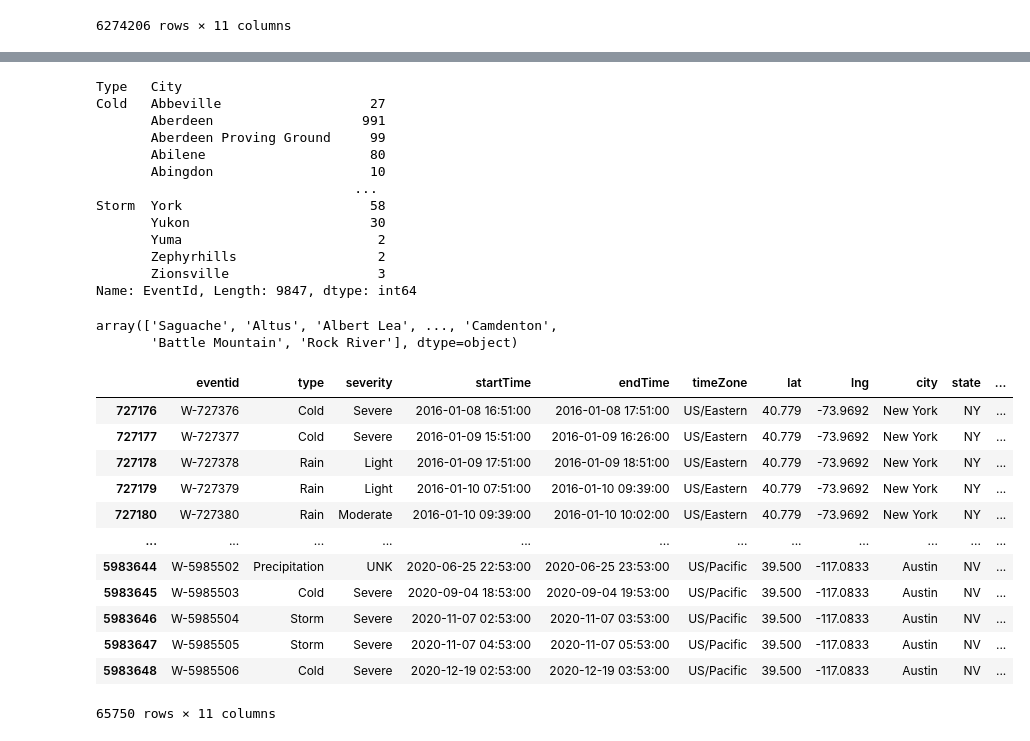
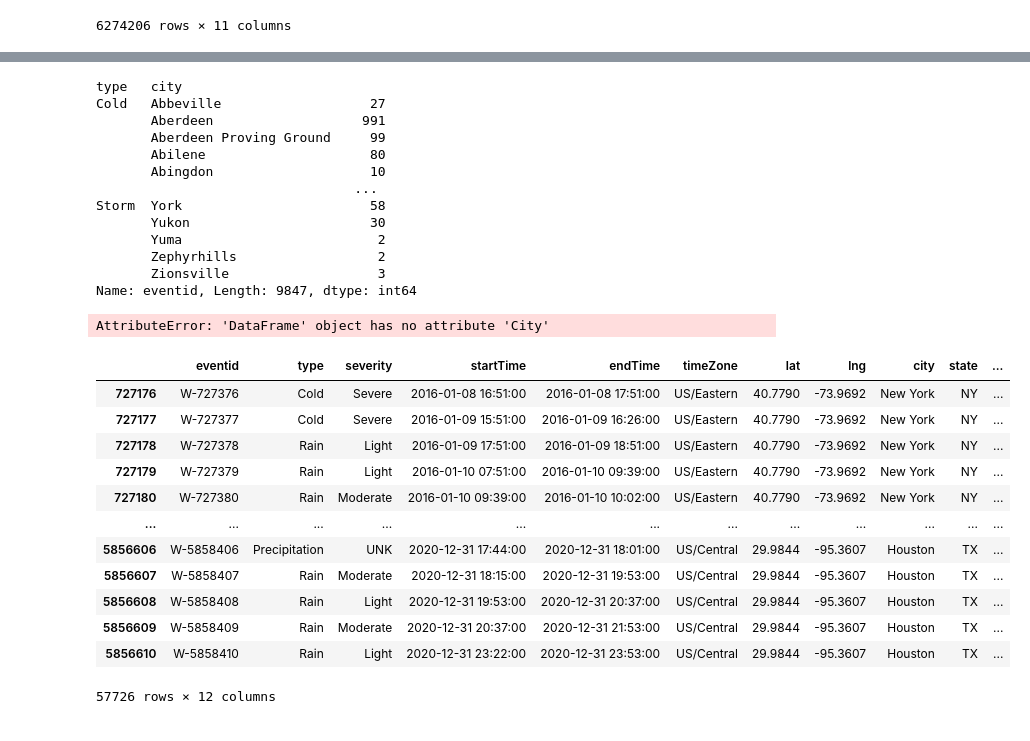
Before and after one commit to Fescamil1/Project3_Group4, a Jupyter notebook: Weather_project3 .ipynb, the cells around one changed output, grey strips where cells are left out. Cells and saved outputs as stored; diff of their text form; code cells hidden in the pictures.

```diff
--- a/Weather_project3 .ipynb
+++ b/Weather_project3 .ipynb
@@ -3,5 +4,5 @@ import pandas as pd
 # %%
-df= pd.read_csv('Resources/WeatherEvents_Jan2016-Dec2020.csv', infer_datetime_format=True, parse_dates= ['StartTime(UTC)','EndTime(UTC)'])
+df= pd.read_csv('resources/WeatherEvents_Jan2016-Dec2020.csv', infer_datetime_format=True, parse_dates= ['StartTime(UTC)','EndTime(UTC)'])
 df.head()
 # %% [output]
 |  | EventId | Type | Severity | StartTime(UTC) | EndTime(UTC) | TimeZone | AirportCode | LocationLat | ... |
@@ -119,8 +112,8 @@ df
 # %%
-grouped_type = df.groupby(["Type", 'City']).count()['EventId']
+grouped_type = df.groupby(["type", 'city']).count()['eventid']
 grouped_type
 # %% [output]
-Type   City
+type   city
 Cold   Abbeville                   27
        Aberdeen                   991
        Aberdeen Proving Ground     99
@@ -132,27 +125,28 @@ Storm  York                        58
        Yuma                         2
        Zephyrhills                  2
        Zionsville                   3
-Name: EventId, Length: 9847, dtype: int64
+Name: eventid, Length: 9847, dtype: int64
 # %%
 df.City.unique()
 # %% [output]
-array(['Saguache', 'Altus', 'Albert Lea', ..., 'Camdenton',
-       'Battle Mountain', 'Rock River'], dtype=object)
+AttributeError: 'DataFrame' object has no attribute 'City'
 # %%
 #selecting the cities
-new_df = df.loc[df['city'].isin(['New York', 'Los Angeles', 'Chicago', 'Houston', 'Phoenix', 'Philadelphia', 'San Antonio', 'San Diego', 'Dallas','Austin'])]
+new_df = df.loc[df['state'].isin(['NY', 'CA', 'IL', 'TX', 'AZ','PA'])]
+new_df = new_df.loc[new_df['city'].isin(['New York', 'Los Angeles', 'Chicago', 'Houston', 'Phoenix', 'Philadelphia', 'San Antonio', 'San Diego', 'Dallas','Austin'])]
+new_df['year'] = pd.DatetimeIndex(new_df['startTime']).year
 new_df
 # %% [output]
 |  | eventid | type | severity | startTime | endTime | timeZone | lat | lng | city | state | ... |
-| 727176 | W-727376 | Cold | Severe | 2016-01-08 16:51:00 | 2016-01-08 17:51:00 | US/Eastern | 40.779 | -73.9692 | New York | NY | ... |
-| 727177 | W-727377 | Cold | Severe | 2016-01-09 15:51:00 | 2016-01-09 16:26:00 | US/Eastern | 40.779 | -73.9692 | New York | NY | ... |
-| 727178 | W-727378 | Rain | Light | 2016-01-09 17:51:00 | 2016-01-09 18:51:00 | US/Eastern | 40.779 | -73.9692 | New York | NY | ... |
-| 727179 | W-727379 | Rain | Light | 2016-01-10 07:51:00 | 2016-01-10 09:39:00 | US/Eastern | 40.779 | -73.9692 | New York | NY | ... |
-| 727180 | W-727380 | Rain | Moderate | 2016-01-10 09:39:00 | 2016-01-10 10:02:00 | US/Eastern | 40.779 | -73.9692 | New York | NY | ... |
+| 727176 | W-727376 | Cold | Severe | 2016-01-08 16:51:00 | 2016-01-08 17:51:00 | US/Eastern | 40.7790 | -73.9692 | New York | NY | ... |
+| 727177 | W-727377 | Cold | Severe | 2016-01-09 15:51:00 | 2016-01-09 16:26:00 | US/Eastern | 40.7790 | -73.9692 | New York | NY | ... |
+| 727178 | W-727378 | Rain | Light | 2016-01-09 17:51:00 | 2016-01-09 18:51:00 | US/Eastern | 40.7790 | -73.9692 | New York | NY | ... |
+| 727179 | W-727379 | Rain | Light | 2016-01-10 07:51:00 | 2016-01-10 09:39:00 | US/Eastern | 40.7790 | -73.9692 | New York | NY | ... |
+| 727180 | W-727380 | Rain | Moderate | 2016-01-10 09:39:00 | 2016-01-10 10:02:00 | US/Eastern | 40.7790 | -73.9692 | New York | NY | ... |
 | ... | ... | ... | ... | ... | ... | ... | ... | ... | ... | ... | ... |
-| 5983644 | W-5985502 | Precipitation | UNK | 2020-06-25 22:53:00 | 2020-06-25 23:53:00 | US/Pacific | 39.500 | -117.0833 | Austin | NV | ... |
-| 5983645 | W-5985503 | Cold | Severe | 2020-09-04 18:53:00 | 2020-09-04 19:53:00 | US/Pacific | 39.500 | -117.0833 | Austin | NV | ... |
-| 5983646 | W-5985504 | Storm | Severe | 2020-11-07 02:53:00 | 2020-11-07 03:53:00 | US/Pacific | 39.500 | -117.0833 | Austin | NV | ... |
-| 5983647 | W-5985505 | Storm | Severe | 2020-11-07 04:53:00 | 2020-11-07 05:53:00 | US/Pacific | 39.500 | -117.0833 | Austin | NV | ... |
-| 5983648 | W-5985506 | Cold | Severe | 2020-12-19 02:53:00 | 2020-12-19 03:53:00 | US/Pacific | 39.500 | -117.0833 | Austin | NV | ... |
+| 5856606 | W-5858406 | Precipitation | UNK | 2020-12-31 17:44:00 | 2020-12-31 18:01:00 | US/Central | 29.9844 | -95.3607 | Houston | TX | ... |
+| 5856607 | W-5858407 | Rain | Moderate | 2020-12-31 18:15:00 | 2020-12-31 19:53:00 | US/Central | 29.9844 | -95.3607 | Houston | TX | ... |
+| 5856608 | W-5858408 | Rain | Light | 2020-12-31 19:53:00 | 2020-12-31 20:37:00 | US/Central | 29.9844 | -95.3607 | Houston | TX | ... |
+| 5856609 | W-5858409 | Rain | Moderate | 2020-12-31 20:37:00 | 2020-12-31 21:53:00 | US/Central | 29.9844 | -95.3607 | Houston | TX | ... |
+| 5856610 | W-5858410 | Rain | Light | 2020-12-31 23:22:00 | 2020-12-31 23:53:00 | US/Central | 29.9844 | -95.3607 | Houston | TX | ... |
-65750 rows × 11 columns
+57726 rows × 12 columns
```
Also changed, not shown: parts of 7 cells of this notebook.
